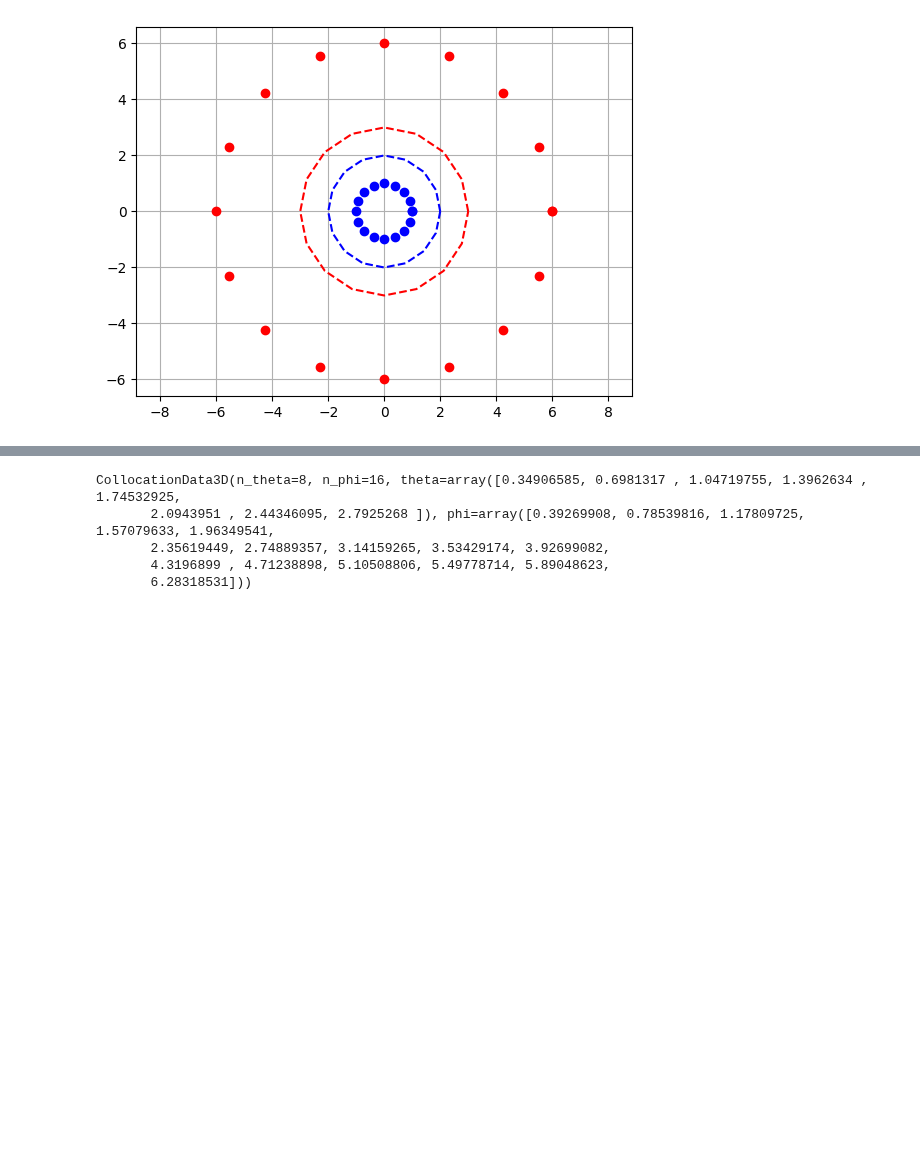
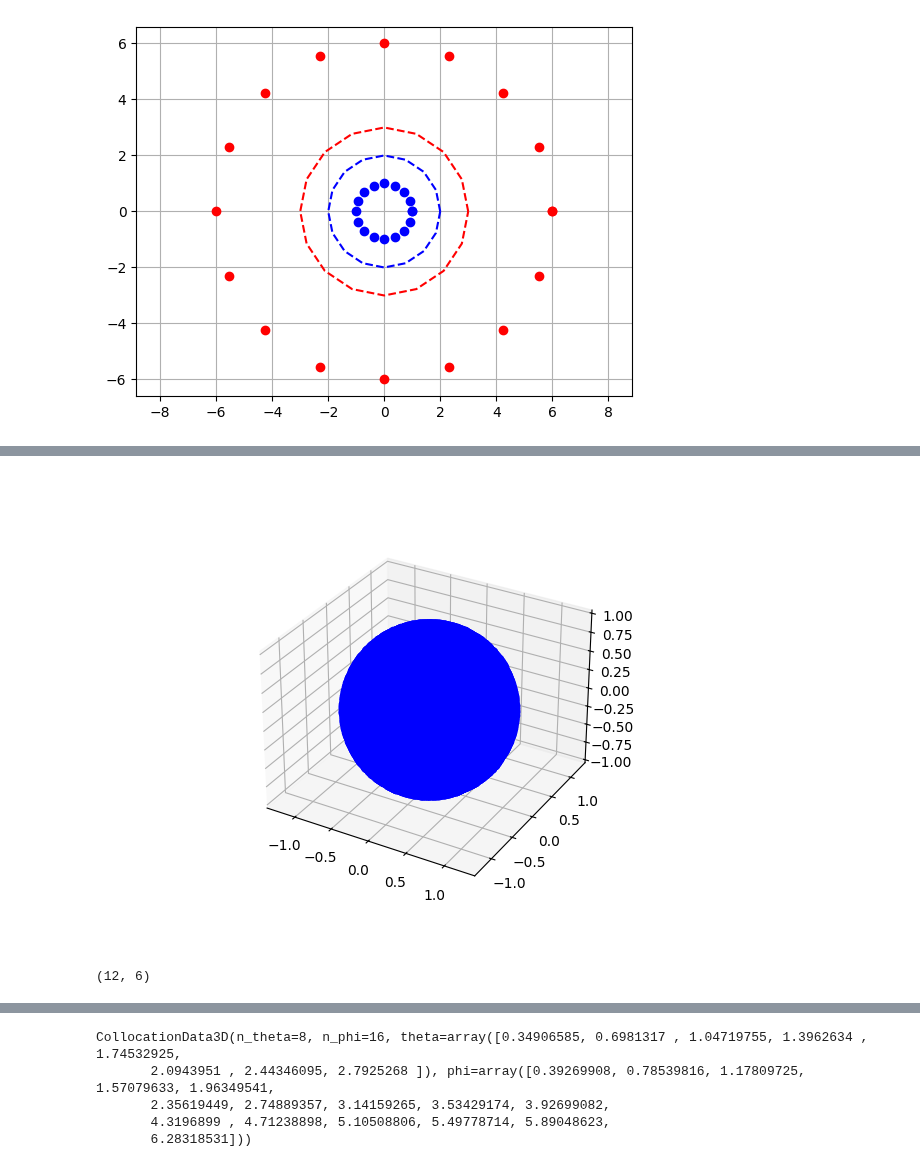
Before and after one commit to armarche/gpbr, a Jupyter notebook: gpbr/collocation_points.ipynb, the cells around one changed output, grey strips where cells are left out. Drawn from its saved outputs; the diff is of its cells as text; code cells hidden in the pictures; blank space fills up the shorter version.

```diff
--- a/gpbr/collocation_points.ipynb
+++ b/gpbr/collocation_points.ipynb
@@ -81,0 +112,34 @@ import matplotlib.pyplot as plt
+# %%
+thetas = np.linspace(0, np.pi, Ntheta)
+phis = np.linspace(0, 2*np.pi, Nphi)
+# %%
+# Create a meshgrid of thetas and phis
+theta_grid, phi_grid = np.meshgrid(thetas, phis)
+
+# Use numpy's vectorized operations to calculate x, y, z
+xs = (np.sin(theta_grid) * np.cos(phi_grid)).ravel()
+ys = (np.sin(theta_grid) * np.sin(phi_grid)).ravel()
+zs = (np.cos(theta_grid)).ravel()
+# %%
+%matplotlib widget
+fig_plot, ax_plot = plt.subplots(subplot_kw={"projection": "3d"})
+ax_plot.plot(xs, ys, zs ,'bo')
+
+ax_plot.set_xlim3d([-3, 3])
+ax_plot.set_ylim3d([-3, 3])
+ax_plot.set_zlim3d([-3, 3])
+ax_plot.axis('equal')
+plt.grid()
+plt.show()
+
+# plt.subplots_adjust(left=0, right=1, top=1, bottom=0)
+# fig_plot.canvas.draw()
+# if save_filename:
+#     fig_plot.savefig(save_filename, dpi=400, bbox_inches='tight')
+# plt.close()
+# %% [output]
+[figure, added]
+# %%
+zs.shape
+# %% [output]
+(12, 6)
```
Also changed, not shown: parts of 16 cells of this notebook, 3 other files.
